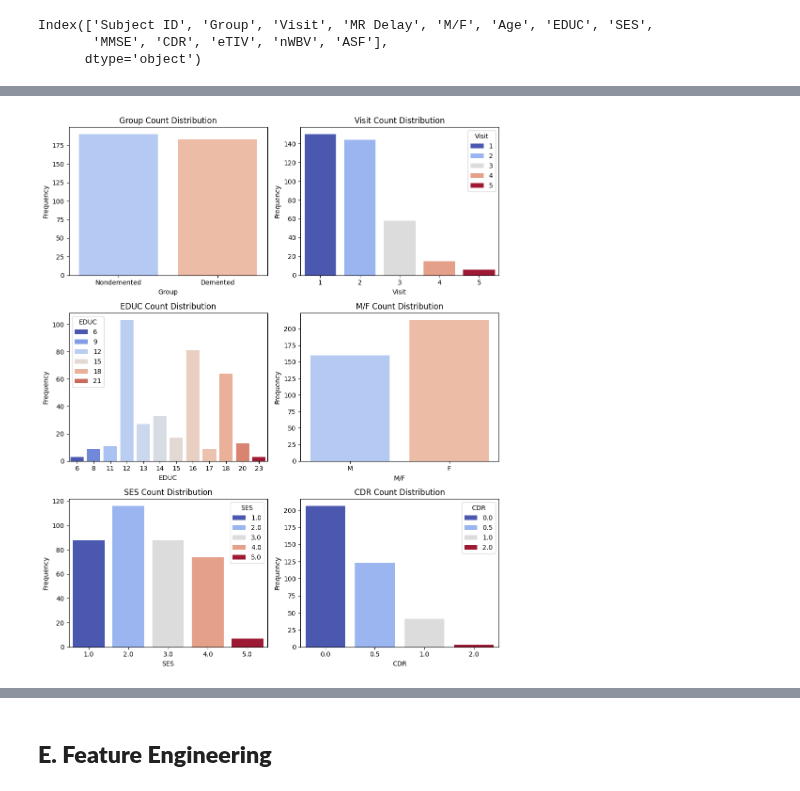
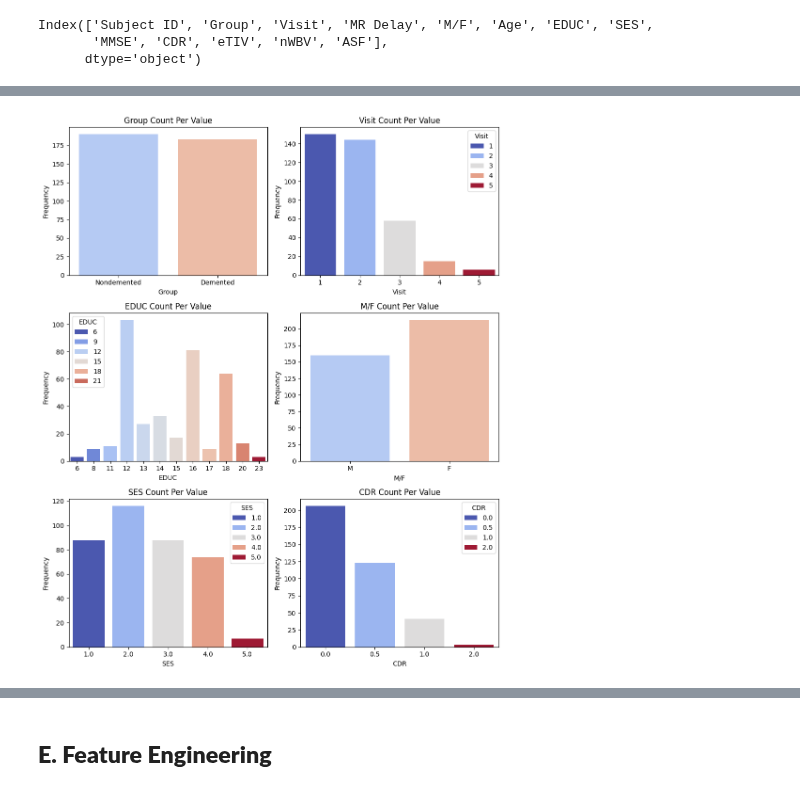
Before and after one commit to Amethyst646/ML-Learning, a Jupyter notebook: Demented and Nondemented Classification/Demented_vs_Non_Demented_Classification.ipynb, the cells around one changed output, grey strips where cells are left out. Drawn from its saved outputs; the diff is of its cells as text; code cells hidden in the pictures.

```diff
--- a/Demented and Nondemented Classification/Demented_vs_Non_Demented_Classification.ipynb
+++ b/Demented and Nondemented Classification/Demented_vs_Non_Demented_Classification.ipynb
@@ -345,13 +327,18 @@ Index(['Subject ID', 'Group', 'Visit', 'MR Delay', 'M/F', 'Age', 'EDUC', 'SES',
 # %%
-col_hist = ['MR Delay', 'Age', 'MMSE', 'eTIV', 'nWBV', 'ASF']
+# List all numerical features
+col_hist = ['MR Delay', 'Age', 'eTIV', 'nWBV', 'ASF']
 
+# Create a function that return random RGB
+def random_color():
+    return [random.random() for _ in range(3)]
+
+# Create subplots
 fig, axes = plt.subplots(3,2, figsize=(13,12))
 axes = axes.flatten()
 
-def random_color():
-    return [random.random() for _ in range(3)]
-
+# Iterate the histogram plotting over each numerical features
 for i, var in enumerate(col_hist):
+  # Compute the Standar Deviation and Mean of the feature
   std = np.std(df[var])
   mn = np.mean(df[var])
 
@@ -361,6 +348,7 @@ for i, var in enumerate(col_hist):
   axes[i].set_ylabel('Frequency')
   axes[i].tick_params(labelrotation=35)
 
+  # Define additional set box inside plot which contain Std and Mean
   if var == 'MMSE':
     x_y = (0.6,0.85)
   else:
@@ -371,7 +359,7 @@ for i, var in enumerate(col_hist):
                    xycoords="axes fraction", xytext=(8,8), textcoords="offset points",
                    ha='left', va='top', bbox=props)
 
-
+# Hide unused figure
 for j in range(len(col_hist), len(axes)):
     axes[j].axis('off')
 
@@ -406,20 +412,23 @@ plt.show()
 # %%
+# List all categorical features
 col_bar = ['Group', 'Visit', 'EDUC','M/F', 'SES', 'CDR']
 
+# Create subplots
 fig, axes = plt.subplots(3,2, figsize=(10,12))
 axes = axes.flatten()
 
+# Iterate the histogram plotting over each numerical features
 for i, var in enumerate(col_bar):
   sns.countplot(x = var, data=df, ax=axes[i],hue=var, palette='coolwarm')
-  axes[i].set_title(f'{var} Count Distribution')
+  axes[i].set_title(f'{var} Count Per Value')
   axes[i].set_xlabel(var)
   axes[i].set_ylabel('Frequency')
 
-
+# Hide unused figure
 for j in range(len(col_bar), len(axes)):
     axes[j].axis('off')
 
 plt.tight_layout()
 plt.show()
 # %% [output]
-[figure, old version]
+[figure, new version]
```
Also changed, not shown: parts of 193 cells of this notebook.
